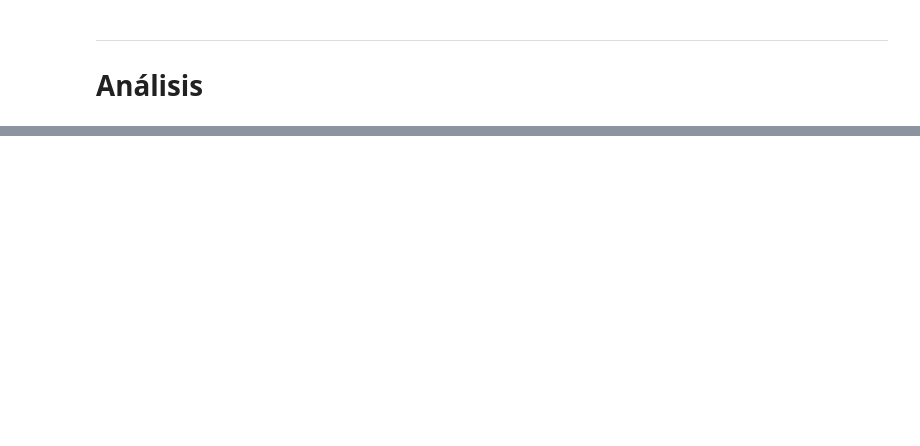
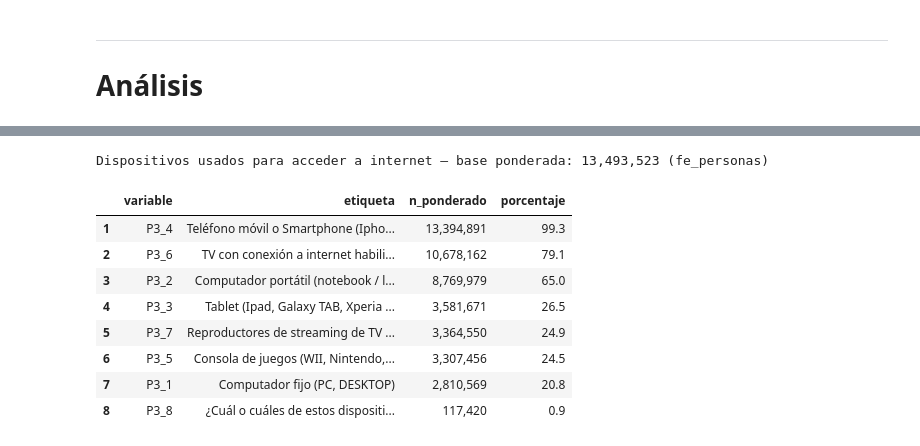
Before and after one commit to tomasleale/eaui_subtel, a Jupyter notebook: eaui2026_v2.ipynb, the cells around one changed output, grey strips where cells are left out. Cells and saved outputs as stored; diff of their text form; code cells hidden in the pictures; blank space fills up the shorter version.

```diff
--- a/eaui2026_v2.ipynb
+++ b/eaui2026_v2.ipynb
@@ -430,16 +511,18 @@ GRUPOS_RM = {
     'Q39':  ('Equipos que le interesaría tener (no usuarios)', [c for c in _c if c.startswith('Q39_')]),
 }
 
+def analizar_rm(grupo, factor='fe_hogar', top_n=None, estilo=True):
+    """
+    Analiza un grupo de respuesta múltiple.
+    Si estilo=True, retorna tabla estilizada (HTML). Si es False, retorna el DataFrame puro.
+    """
+    if grupo not in GRUPOS_RM:
+        raise ValueError(f"Grupo '{grupo}' no existe.")
 
-def analizar_rm(grupo, factor='fe_hogar', top_n=None):
-    """
-    Analiza un grupo de respuesta múltiple. Retorna tabla ordenada por % de mención.
-    Ejemplo: analizar_rm('Q8', factor='fe_personas', top_n=10)
-    """
-    if grupo not in GRUPOS_RM: raise ValueError(f"Grupo '{grupo}' no existe.")
     desc, cols = GRUPOS_RM[grupo]
     cols = [c for c in cols if c in df.columns]
     base = df.loc[df[cols].notna().any(axis=1), factor].sum()
+
     filas = [
         {'variable': c,
          'etiqueta': etiquetas_limpias.get(c, c),
@@ -450,9 +533,13 @@ def analizar_rm(grupo, factor='fe_hogar', top_n=None):
     res = pd.DataFrame(filas).sort_values('porcentaje', ascending=False).reset_index(drop=True)
     if top_n: res = res.head(top_n)
     res.index += 1
-    print(f"{desc} — base: {int(base):,} ({factor})")
+
+    if estilo:
+        titulo_tabla = f"{desc} — base ponderada: {int(base):,} ({factor})"
+        return fordf(res, titulo=titulo_tabla)
     return res
 
-
-print('GRUPOS_RM y analizar_rm listos.')
-print('Grupos disponibles:', list(GRUPOS_RM.keys()))
+print("Grupos de respuesta múltiple disponibles:")
+for k, (desc, cols) in GRUPOS_RM.items():
+    cols_validas = [c for c in cols if c in df.columns]
+    print(f"  '{k}': {desc} ({len(cols_validas)} opciones)")
@@ -461,0 +617,13 @@ print('Grupos disponibles:', list(GRUPOS_RM.keys()))
+# %%
+analizar_rm('P3', factor='fe_personas')
+# %% [output]
+Dispositivos usados para acceder a internet — base ponderada: 13,493,523 (fe_personas)
+|  | variable | etiqueta | n_ponderado | porcentaje |
+| 1 | P3_4 | Teléfono móvil o Smartphone (Ipho... | 13,394,891 | 99.3 |
+| 2 | P3_6 | TV con conexión a internet habili... | 10,678,162 | 79.1 |
+| 3 | P3_2 | Computador portátil (notebook / l... | 8,769,979 | 65.0 |
+| 4 | P3_3 | Tablet (Ipad, Galaxy TAB, Xperia ... | 3,581,671 | 26.5 |
+| 5 | P3_7 | Reproductores de streaming de TV ... | 3,364,550 | 24.9 |
+| 6 | P3_5 | Consola de juegos (WII, Nintendo,... | 3,307,456 | 24.5 |
+| 7 | P3_1 | Computador fijo (PC, DESKTOP) | 2,810,569 | 20.8 |
+| 8 | P3_8 | ¿Cuál o cuáles de estos dispositi... | 117,420 | 0.9 |
```
Also changed, not shown: parts of 15 cells of this notebook.
